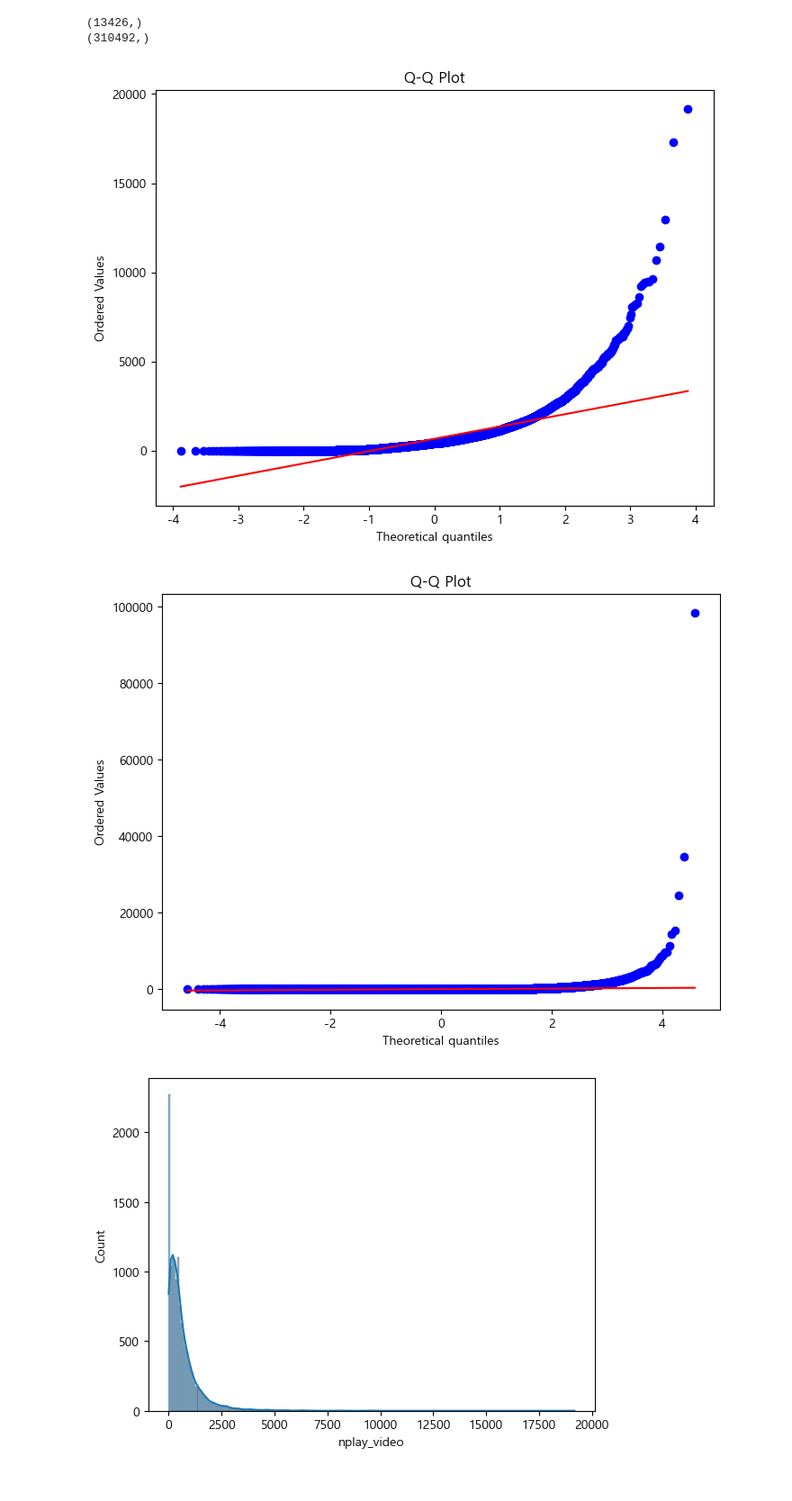
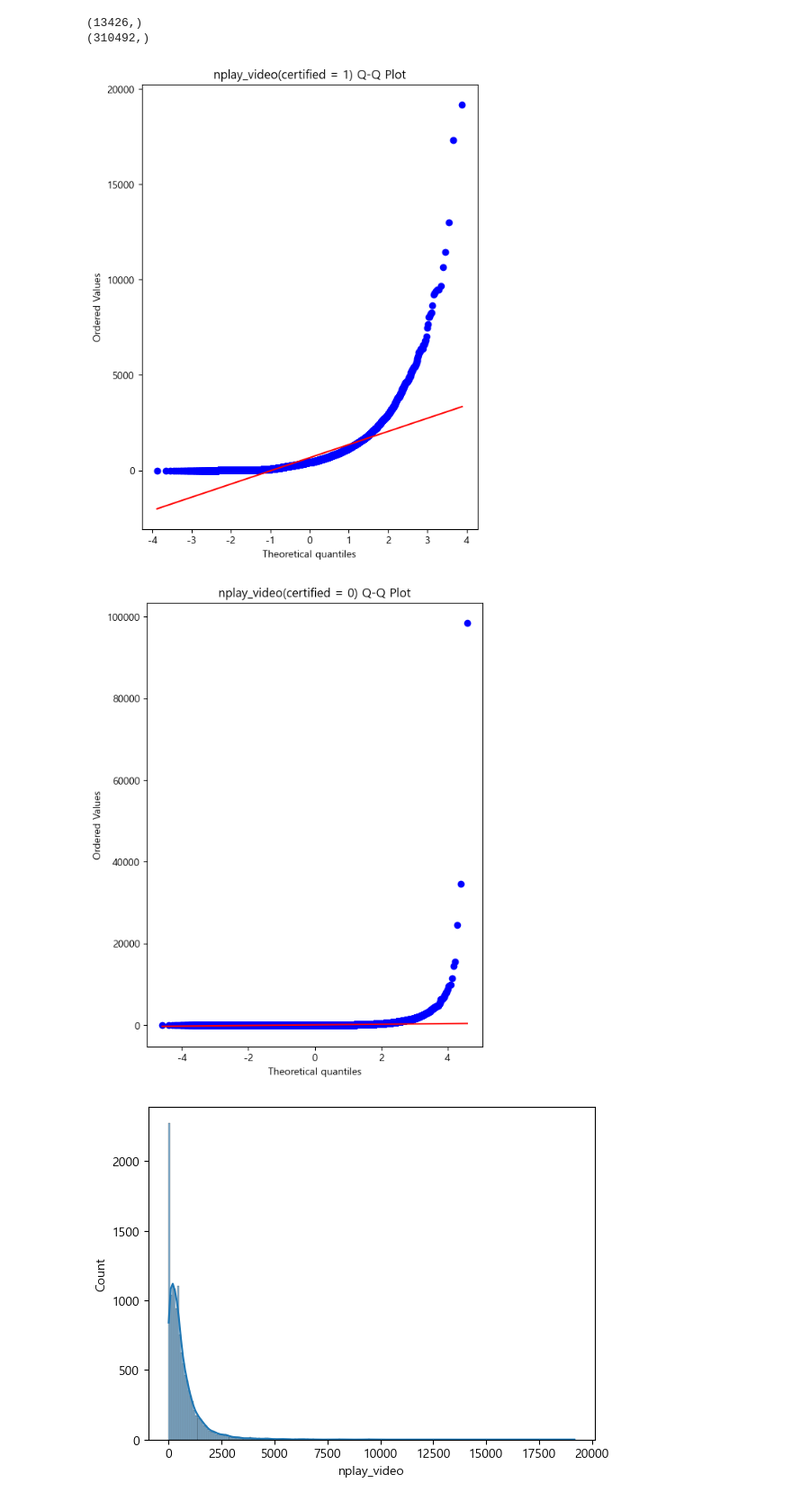
Before and after one commit to Heesang01/HOHO_Project, a Jupyter notebook: 코드 통합.ipynb, the cells around one changed output. Shown at 90% size. Cells and saved outputs as stored; diff of their text form; code cells hidden in the pictures.

```diff
--- a/코드 통합.ipynb
+++ b/코드 통합.ipynb
@@ -535,18 +532,18 @@ print(np_F.shape)
 # %%
 # QQ-Plot 뽑아보기
 
-plt.figure(figsize=(8, 6))
+plt.figure(figsize=(6, 8))
 stats.probplot(np_T, dist="norm", plot=plt)
-plt.title("Q-Q Plot")
+plt.title("nplay_video(certified = 1) Q-Q Plot")
 plt.show()
 
-plt.figure(figsize=(8, 6))
+plt.figure(figsize=(6, 8))
 stats.probplot(np_F, dist="norm", plot=plt)
-plt.title("Q-Q Plot")
+plt.title("nplay_video(certified = 0) Q-Q Plot")
 plt.show()
 # %% [output]
-[figure, old version]
+[figure, new version]
-[figure, old version]
+[figure, new version]
 # %%
 # 히스토그램 그리기
 sns.histplot(np_T, kde=True)
```
Also changed, not shown: parts of 9 cells of this notebook.
